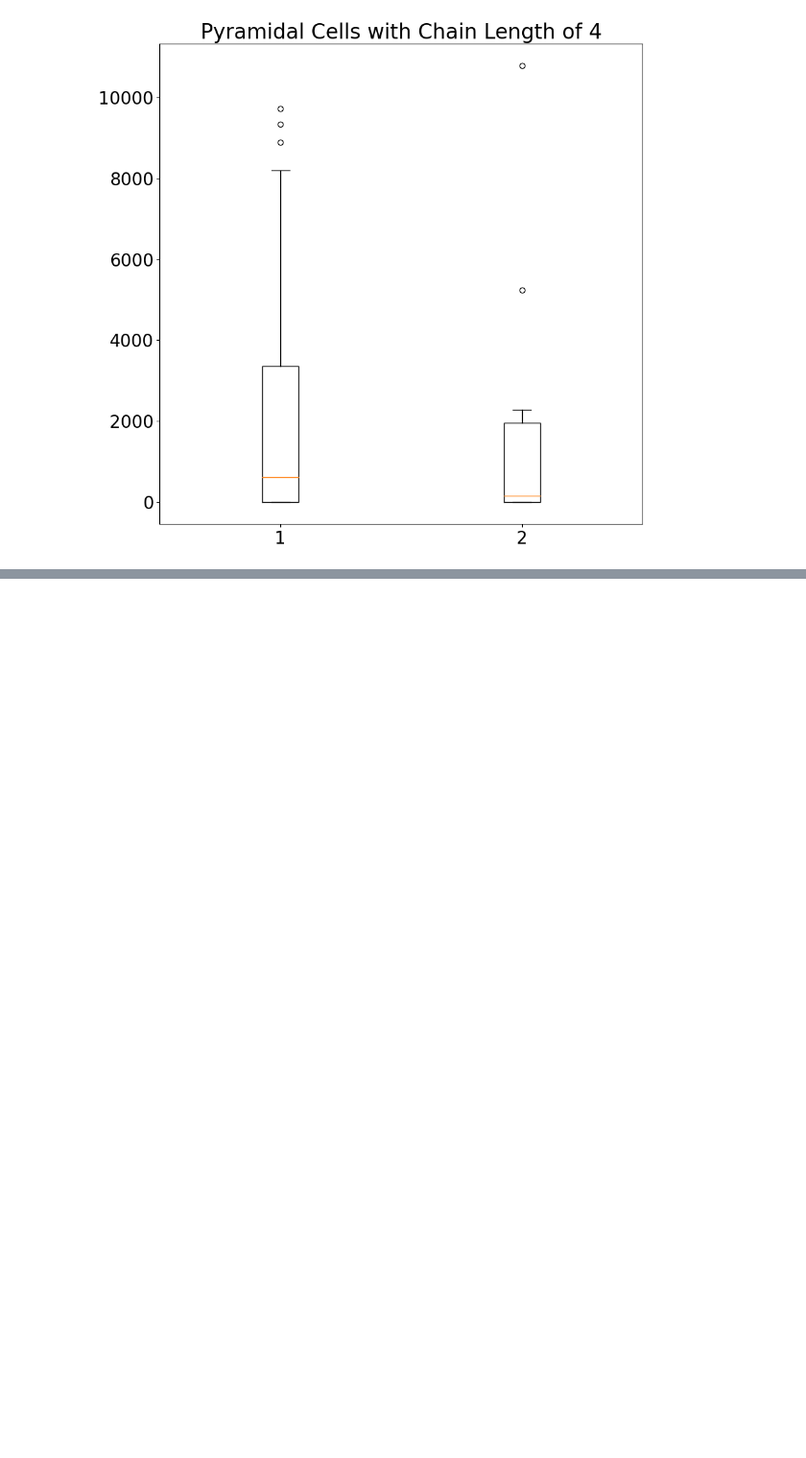
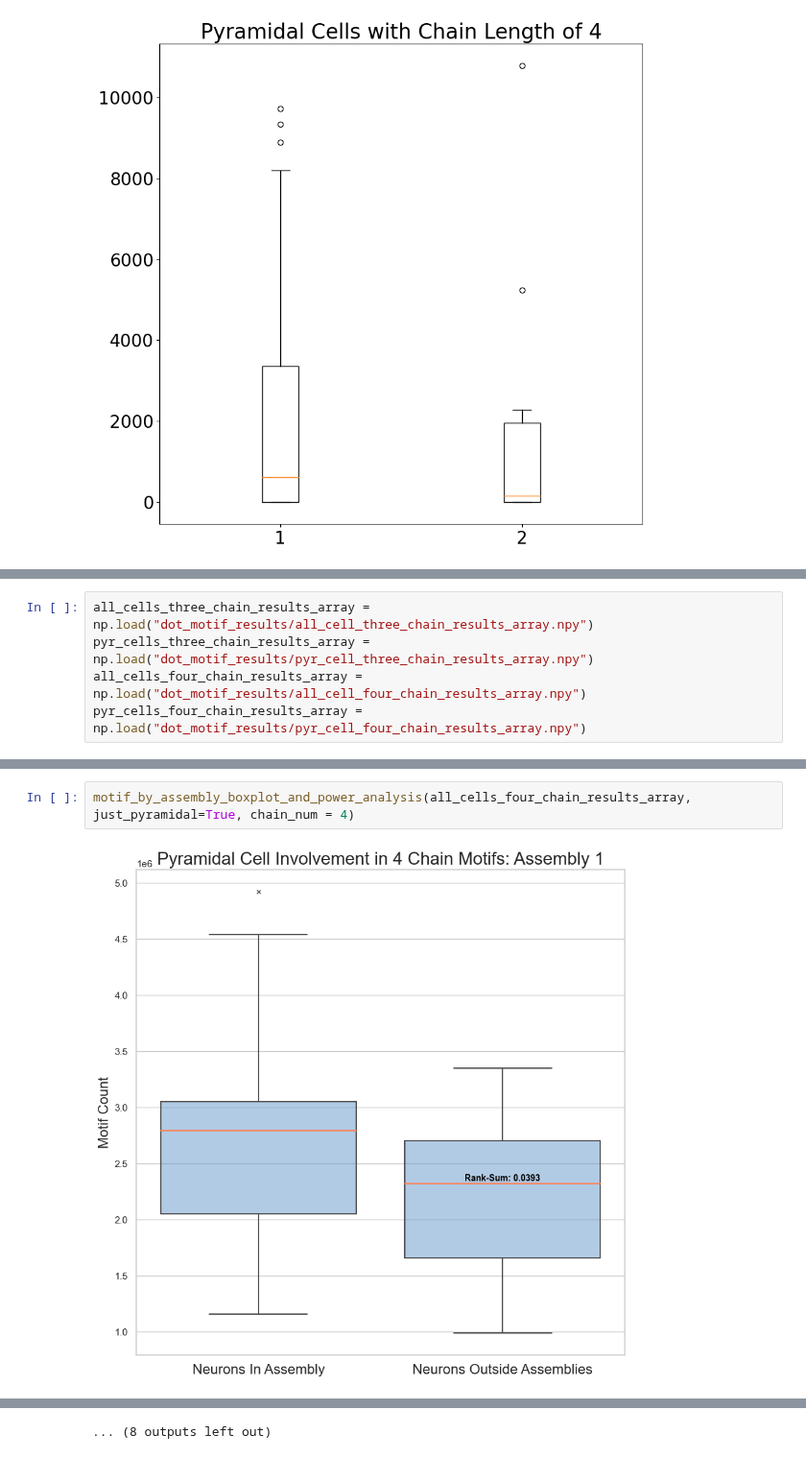
Before and after one commit to Jawagnercarena/Assembly_Organization, a Jupyter notebook: AssemblyPaperFigures/FigureCode/Figure5/Figure5.ipynb, the cells around one changed output, grey strips where cells are left out. Shown at 96% size. Saved outputs shown, nothing was run; the diff lists cells and outputs as text; blank space fills up the shorter version.

```diff
--- a/AssemblyPaperFigures/FigureCode/Figure5/Figure5.ipynb
+++ b/AssemblyPaperFigures/FigureCode/Figure5/Figure5.ipynb
@@ -644,0 +808,5 @@ Rank-Sum Test: 0.2772682908352456
+# %%
+all_cells_three_chain_results_array = np.load("dot_motif_results/all_cell_three_chain_results_array.npy")
+pyr_cells_three_chain_results_array = np.load("dot_motif_results/pyr_cell_three_chain_results_array.npy")
+all_cells_four_chain_results_array = np.load("dot_motif_results/all_cell_four_chain_results_array.npy")
+pyr_cells_four_chain_results_array = np.load("dot_motif_results/pyr_cell_four_chain_results_array.npy")
@@ -644,0 +841,4 @@ Rank-Sum Test: 0.2772682908352456
+# %%
+motif_by_assembly_boxplot_and_power_analysis(all_cells_four_chain_results_array, just_pyramidal=True, chain_num = 4)
+# %% [output]
+[figure, added]
@@ -644,0 +856 @@ Rank-Sum Test: 0.2772682908352456
+... (8 outputs left out)
```
Also changed, not shown: parts of 6 cells of this notebook, 5 other files.
